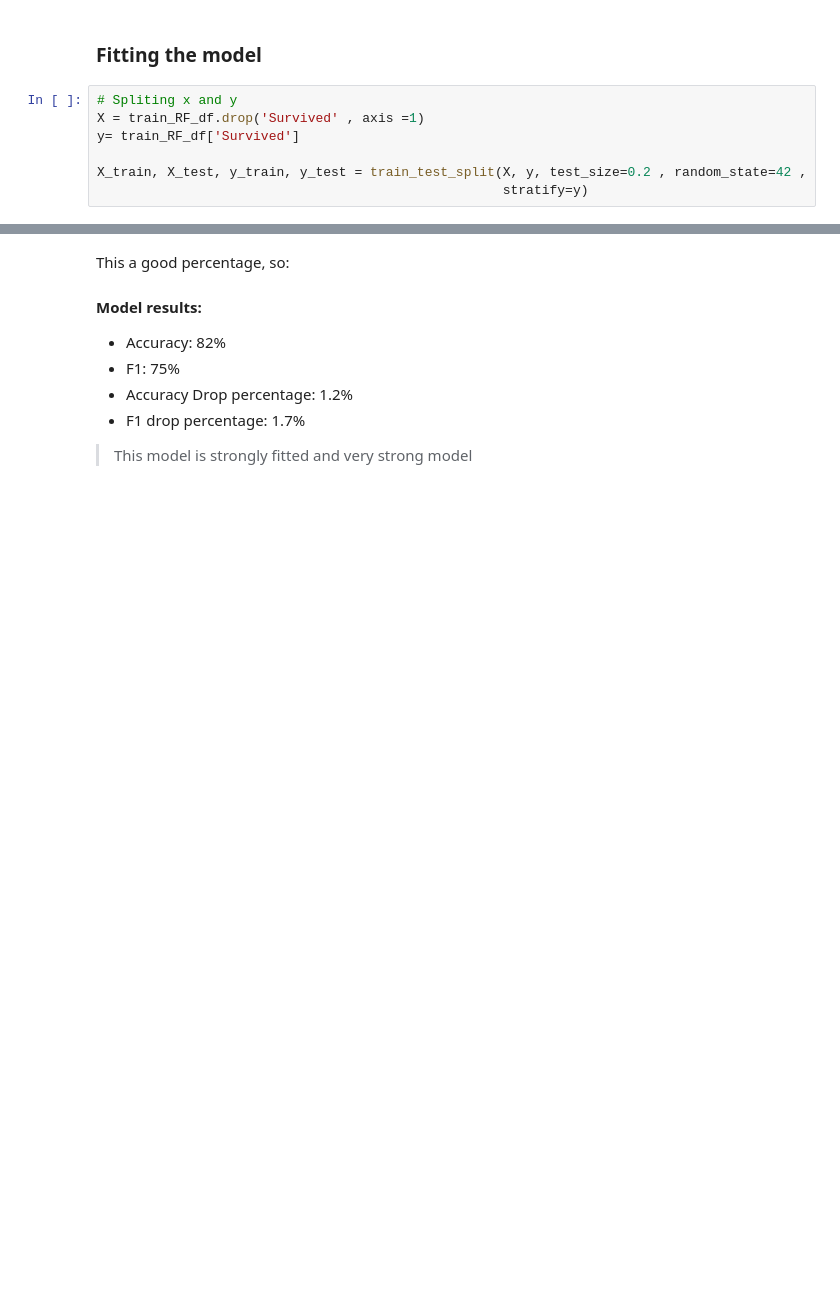
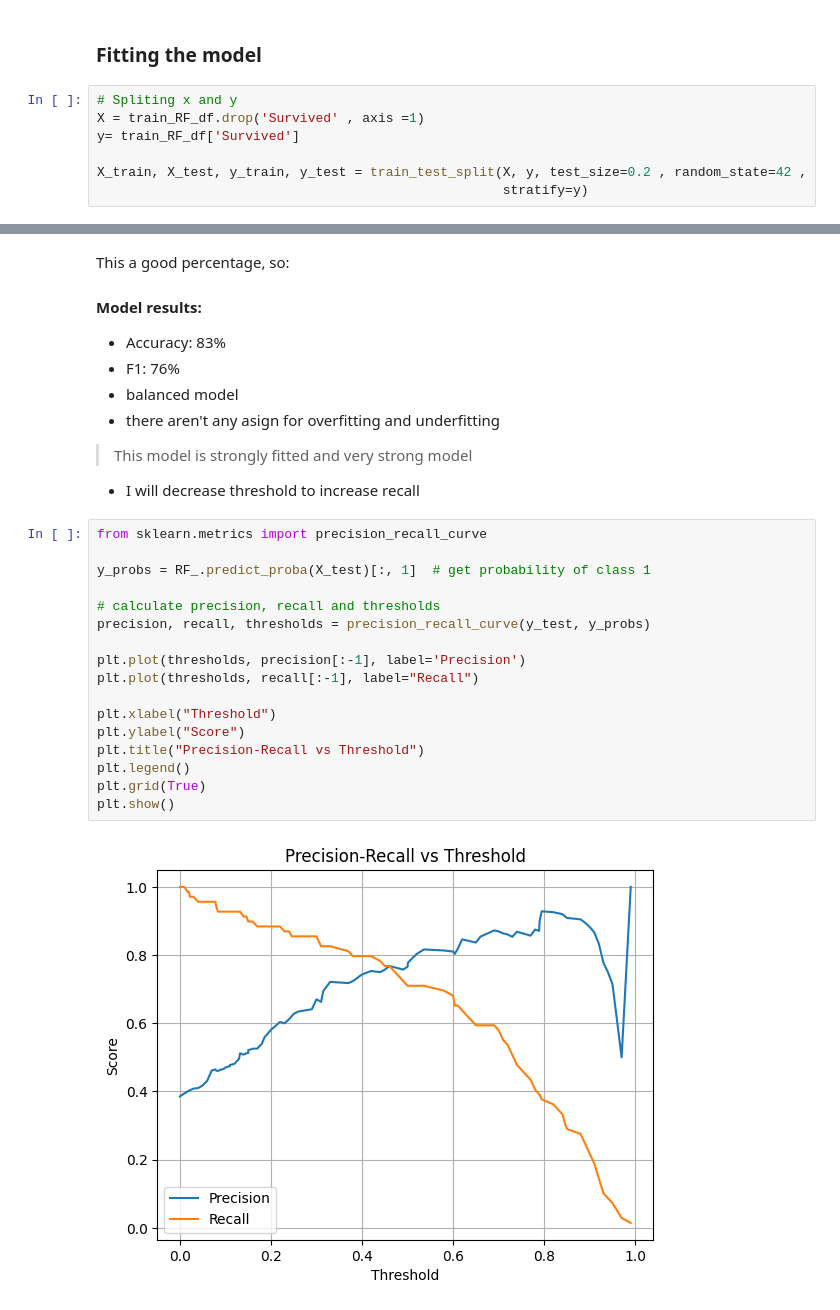
Before and after one commit to MinaGO1/Titanic-dataset, a Jupyter notebook: notebooks/Data Modeling/RandomForest.ipynb, the cells around one changed output, grey strips where cells are left out. Drawn from its saved outputs; the diff is of its cells as text; blank space fills up the shorter version.

```diff
--- a/notebooks/Data Modeling/RandomForest.ipynb
+++ b/notebooks/Data Modeling/RandomForest.ipynb
@@ -68,8 +80,28 @@ F1 drop percentage:  1.7%
 # %% [markdown]
 This a good percentage, so:
 #### Model results:
-- Accuracy: 82%
-- F1: 75%
-- Accuracy Drop percentage: 1.2%
-- F1 drop percentage: 1.7%
+- Accuracy: 83%
+- F1: 76%
+- balanced model
+- there aren't any asign for overfitting and underfitting
 > This model is strongly fitted and very strong model
+- I will decrease threshold to increase recall
+# %%
+from sklearn.metrics import precision_recall_curve
+
+y_probs = RF_.predict_proba(X_test)[:, 1]  # get probability of class 1
+
+# calculate precision, recall and thresholds
+precision, recall, thresholds = precision_recall_curve(y_test, y_probs)
+
+plt.plot(thresholds, precision[:-1], label='Precision')
+plt.plot(thresholds, recall[:-1], label="Recall")
+
+plt.xlabel("Threshold")
+plt.ylabel("Score")
+plt.title("Precision-Recall vs Threshold")
+plt.legend()
+plt.grid(True)
+plt.show()
+# %% [output]
+[figure, added]
```
Also changed, not shown: parts of 14 cells of this notebook, 18 other files.
